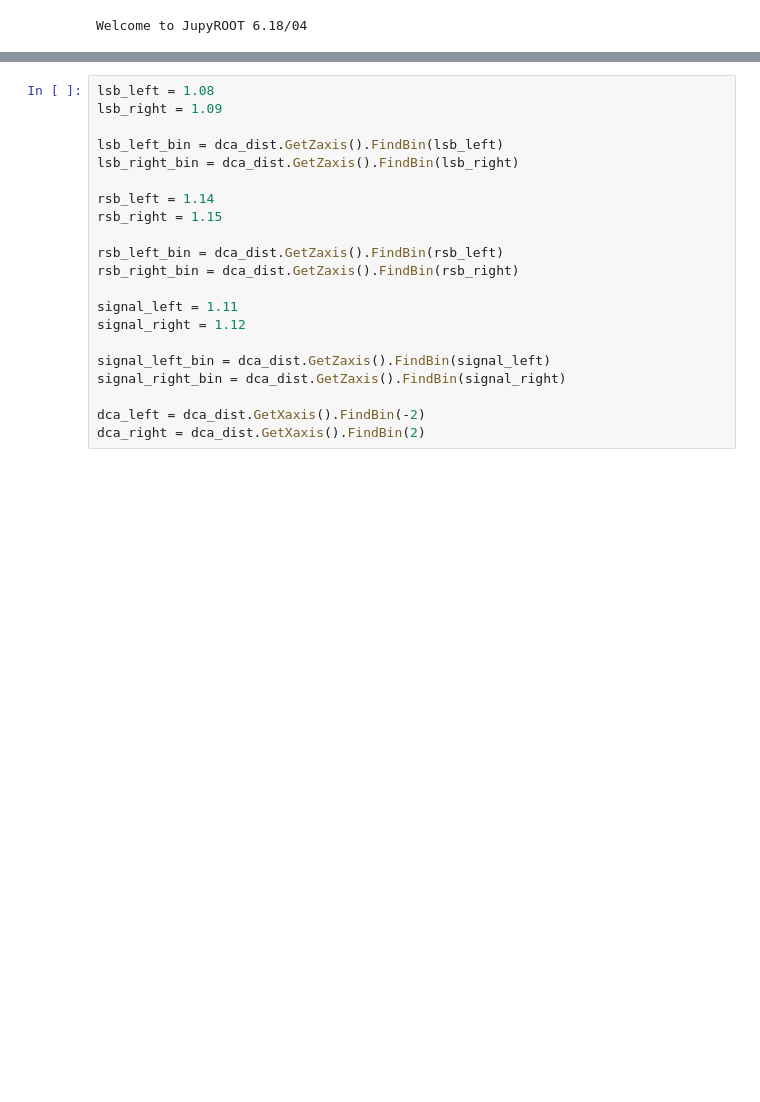
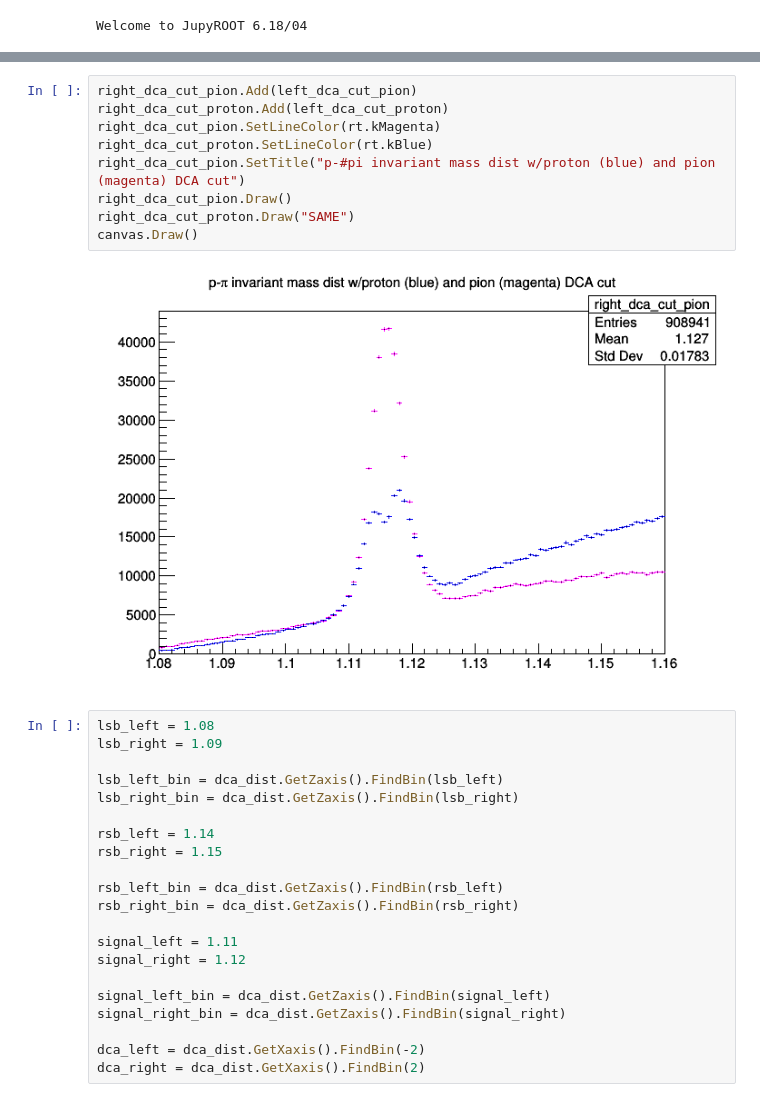
Before and after one commit to rhanniga/lambda-over-hadron, a Jupyter notebook: data/offline/dca_viewer.ipynb, the cells around one changed output, grey strips where cells are left out. Saved outputs shown, nothing was run; the diff lists cells and outputs as text; blank space fills up the shorter version.

```diff
--- a/data/offline/dca_viewer.ipynb
+++ b/data/offline/dca_viewer.ipynb
@@ -21,3 +46,14 @@ canvas.Draw()
+# %%
+right_dca_cut_pion.Add(left_dca_cut_pion)
+right_dca_cut_proton.Add(left_dca_cut_proton)
+right_dca_cut_pion.SetLineColor(rt.kMagenta)
+right_dca_cut_proton.SetLineColor(rt.kBlue)
+right_dca_cut_pion.SetTitle("p-#pi invariant mass dist w/proton (blue) and pion (magenta) DCA cut")
+right_dca_cut_pion.Draw()
+right_dca_cut_proton.Draw("SAME")
+canvas.Draw()
+# %% [output]
+[figure, added]
 # %%
 lsb_left = 1.08
 lsb_right = 1.09
```
Also changed, not shown: parts of 6 cells of this notebook, 3 other files.
